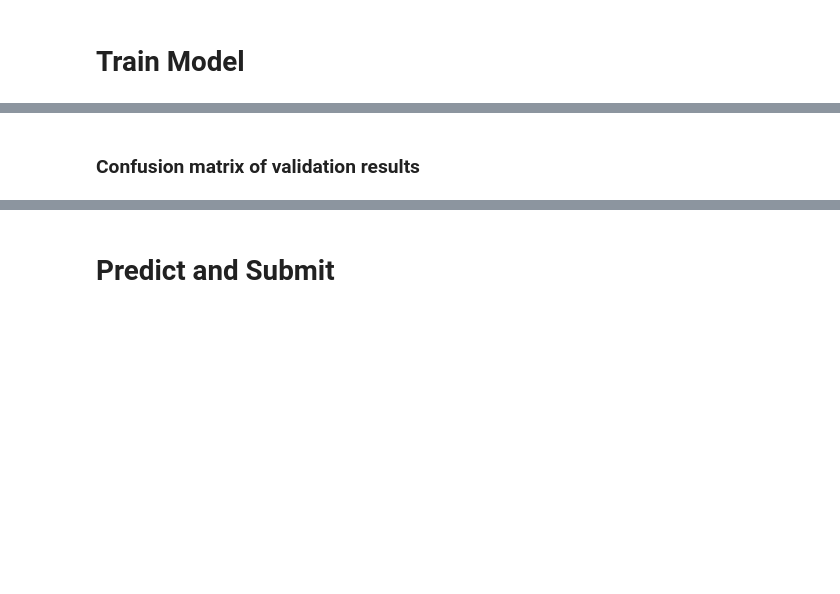
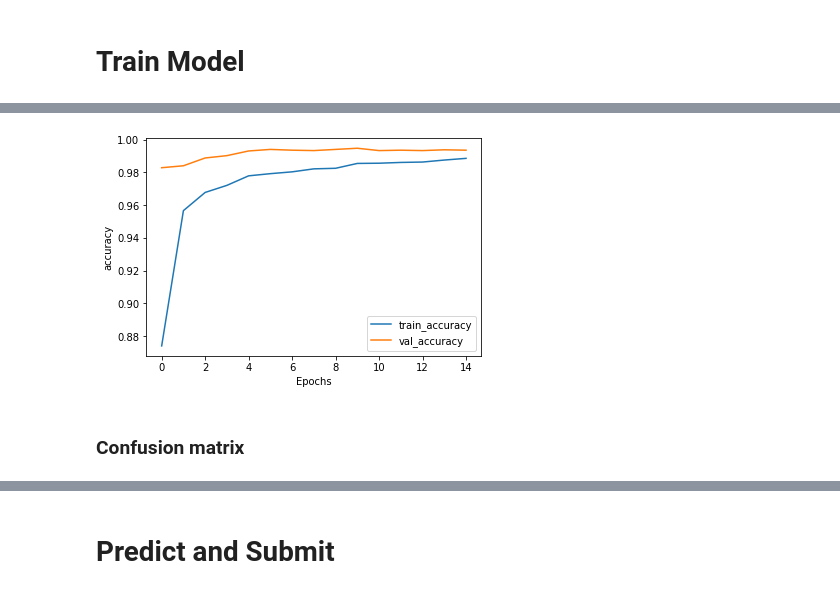
Before and after one commit to kumarsoma/handwritten_digit_recognizer, a Jupyter notebook: handwritten_digit_recognizer.ipynb, the cells around one changed output, grey strips where cells are left out. Cells and saved outputs as stored; diff of their text form; code cells hidden in the pictures; blank space fills up the shorter version.

```diff
--- a/handwritten_digit_recognizer.ipynb
+++ b/handwritten_digit_recognizer.ipynb
@@ -154,3 +187,7 @@ Epoch 15/15
+# %%
+plot_graphs(history, "accuracy")
+# %% [output]
+[figure, added]
 # %% [markdown]
-### Confusion matrix of validation results
+### Confusion matrix
 # %%
```
Also changed, not shown: parts of 63 cells of this notebook.
